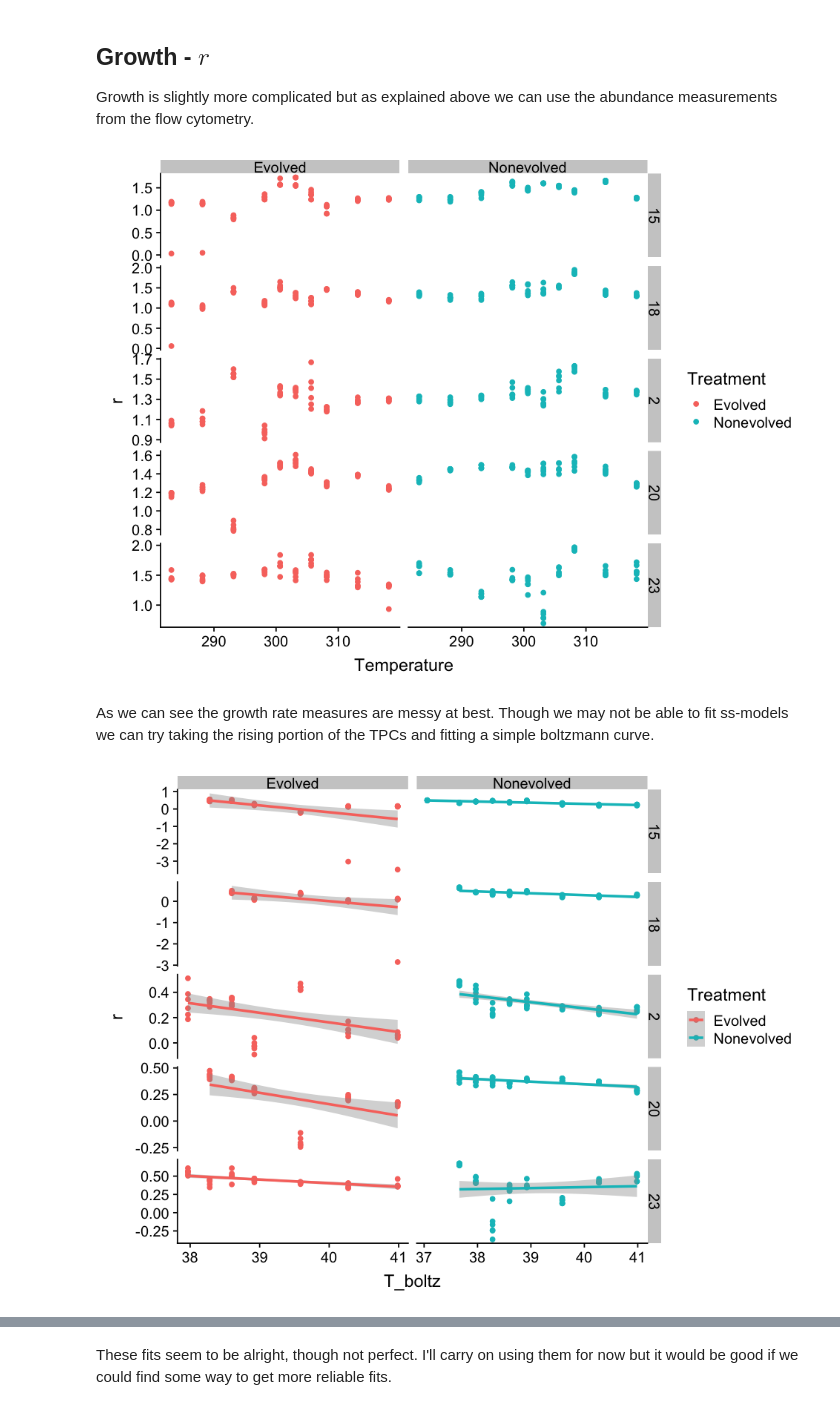
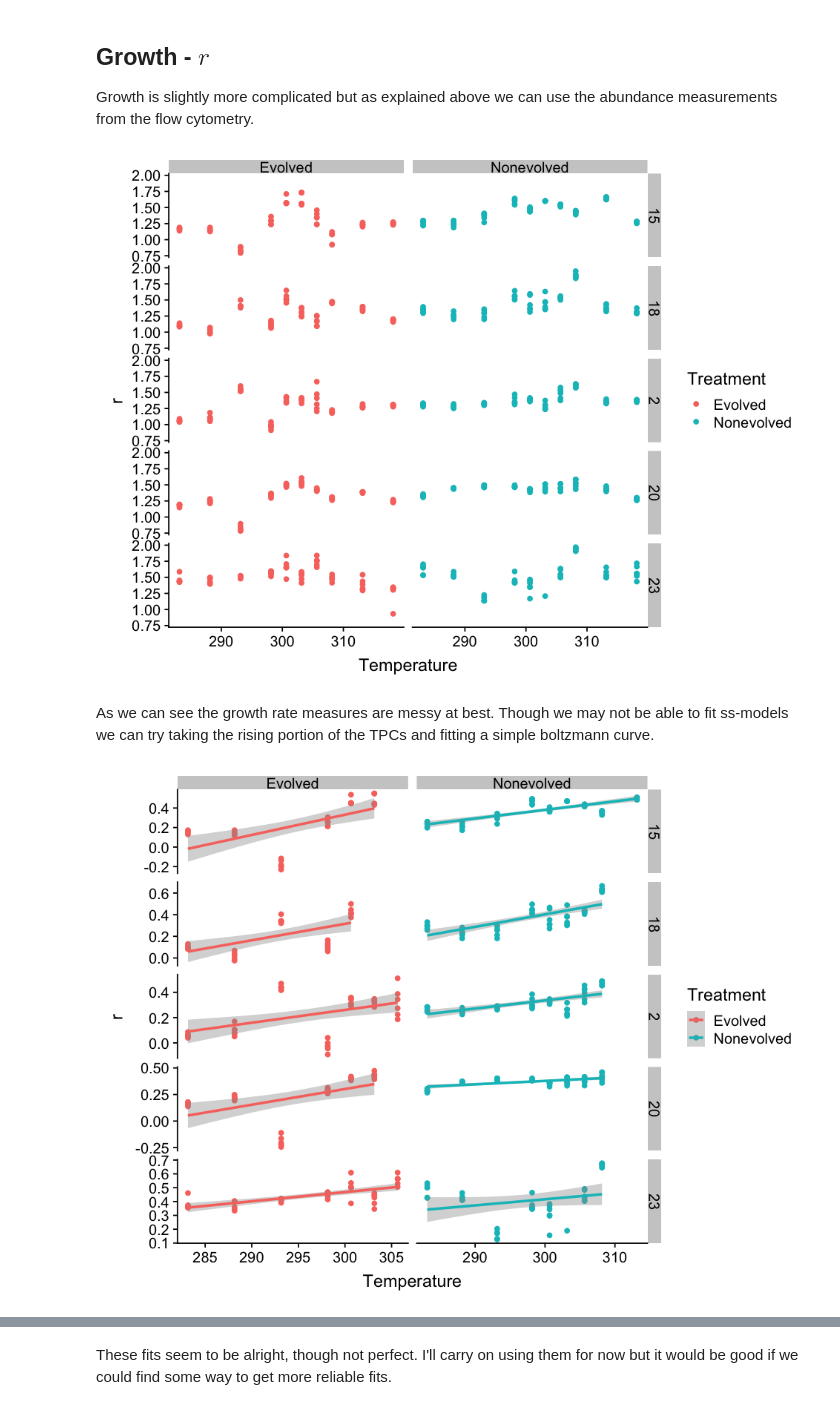
Before and after one commit to CleggTom/Bacterial_Interactions, a Jupyter notebook: notebooks/Data_analysis.ipynb, the cells around one changed output, grey strips where cells are left out. Cells and saved outputs as stored; diff of their text form; code cells hidden in the pictures.

```diff
--- a/notebooks/Data_analysis.ipynb
+++ b/notebooks/Data_analysis.ipynb
@@ -276,6 +290,8 @@ OTU_R %>%
 
 Growth is slightly more complicated but as explained above we can use the abundance measurements from the flow cytometry.
 # %%
+options(repr.plot.width = 8, repr.plot.height = 6)
+
 #get species growth from cytometry
 OTU_Cyt <- Cyt_all %>%
     filter(Level == "Species", Id != 9) %>%
@@ -292,33 +308,40 @@ OTU_Cyt <- OTU_Cyt %>%
     mutate(r = r - min_r) %>%
     filter(r > 0)
 
+#remove 23 & NonEvolved outliers (should check if this is ok...)
+ind <- which((OTU_Cyt$Treatment == "Nonevolved") & (OTU_Cyt$OTU == 23) & (OTU_Cyt$r < 1))
+OTU_Cyt <- OTU_Cyt[-ind,]
+
+ind <- which(OTU_Cyt$r < 0.2)
+OTU_Cyt <- OTU_Cyt[-ind,]
+
 options(repr.plot.width = 8, repr.plot.height = 6)
 
 OTU_Cyt %>%
     ggplot(aes(x=Temperature, y = r, colour = Treatment))+
         geom_point()+
-        facet_grid(OTU~Treatment, scales = "free")
+        facet_grid(OTU~Treatment)
 # %% [output]
-[figure, old version]
+[figure, new version]
 # %% [markdown]
 As we can see the growth rate measures are messy at best. Though we may not be able to fit ss-models we can try taking the rising portion of the TPCs and fitting a simple boltzmann curve.
 # %%
 options(repr.plot.width = 8, repr.plot.height = 6)
 
 k <- 8.617e-5
 OTU_Cyt_rising <- OTU_Cyt %>%
     group_by(OTU,Treatment,Media) %>%
     mutate(rmax = max(r),Tmax = max(ifelse(r == rmax,Temperature,0))) %>%
     filter(Temperature <= Tmax) %>%
     mutate(T_boltz = 1 / (Temperature * k), r = log(r))
 
 OTU_Cyt_rising %>%
-    ggplot(aes(x=T_boltz, y = r, colour = Treatment))+
+    ggplot(aes(x=Temperature, y = r, colour = Treatment))+
     geom_point()+
     geom_smooth(method = "lm")+
     facet_grid(OTU ~ Treatment, scale = "free")
 # %% [output]
-[figure, old version]
+[figure, new version]
 # %%
 OTU_Cyt_r_param <- OTU_Cyt_rising %>%
     select(OTU,Treatment,Media,r,T_boltz) %>%
```
Also changed, not shown: parts of 15 cells of this notebook, 3 other files.
